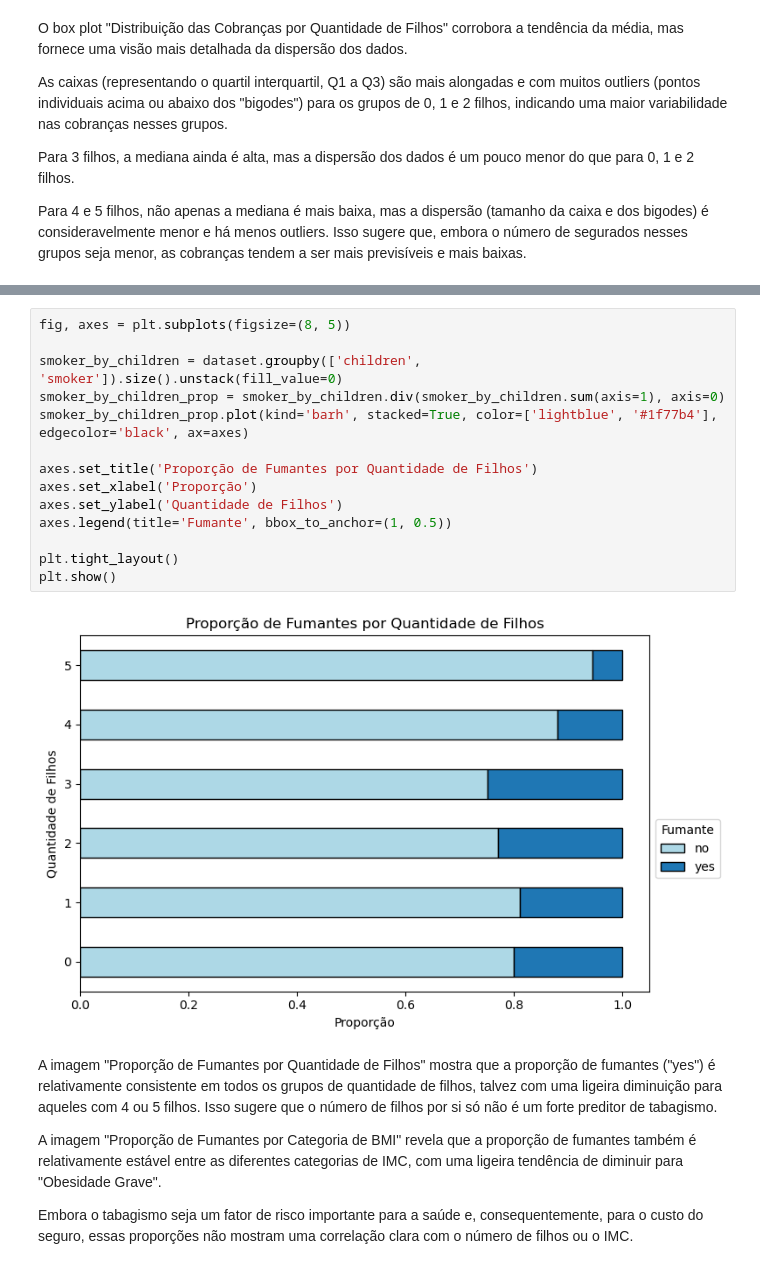
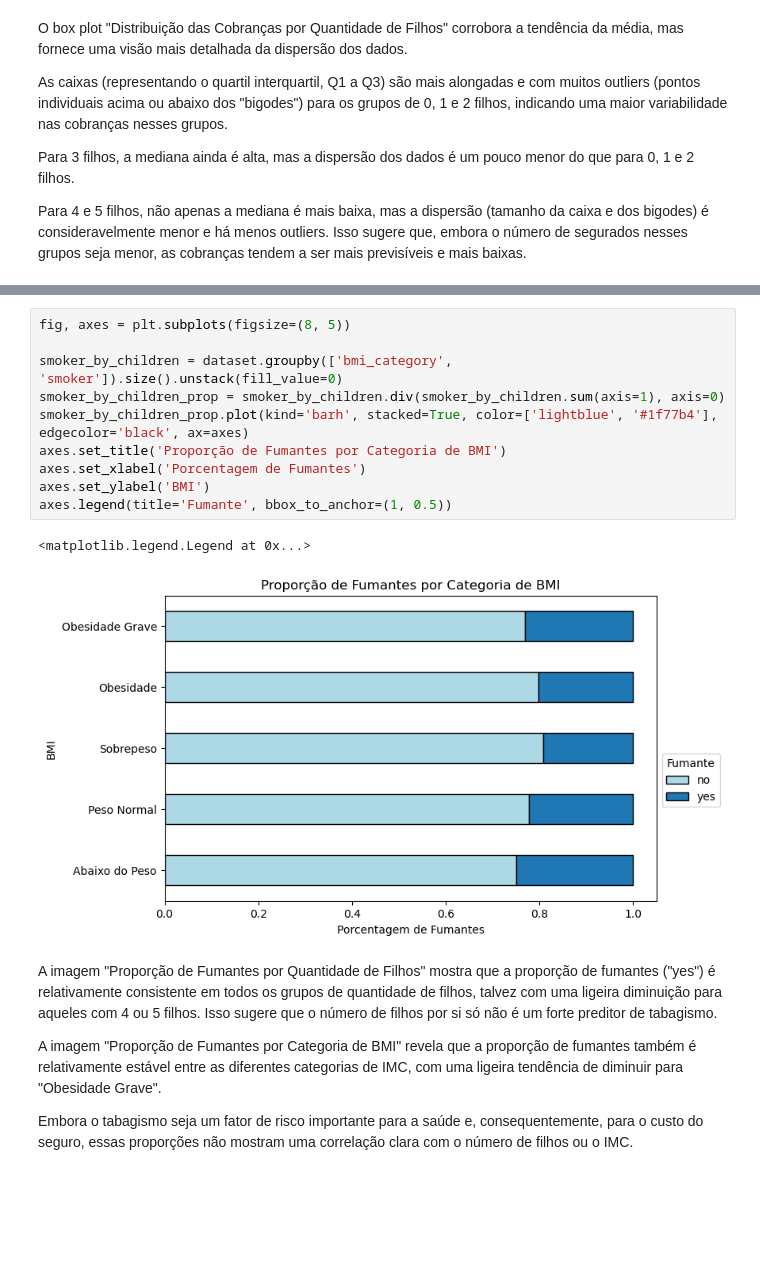
Before and after one commit to thiagofernandes101/ProjetosFiap, a Jupyter notebook: TechChallenge/Fase1/health_insurance/health_insurance.ipynb, the cells around one changed output, grey strips where cells are left out. Cells and saved outputs as stored; diff of their text form; blank space fills up the shorter version.

```diff
--- a/TechChallenge/Fase1/health_insurance/health_insurance.ipynb
+++ b/TechChallenge/Fase1/health_insurance/health_insurance.ipynb
@@ -354,19 +354,16 @@ axes.legend(title='Fumante', bbox_to_anchor=(1, 0.5))
-# %%
-fig, axes = plt.subplots(figsize=(8, 5))
-
-smoker_by_children = dataset.groupby(['children', 'smoker']).size().unstack(fill_value=0)
-smoker_by_children_prop = smoker_by_children.div(smoker_by_children.sum(axis=1), axis=0)
-smoker_by_children_prop.plot(kind='barh', stacked=True, color=['lightblue', '#1f77b4'], edgecolor='black', ax=axes)
-
-axes.set_title('Proporção de Fumantes por Quantidade de Filhos')
-axes.set_xlabel('Proporção')
-axes.set_ylabel('Quantidade de Filhos')
-axes.legend(title='Fumante', bbox_to_anchor=(1, 0.5))
-
-plt.tight_layout()
-plt.show()
-# %% [output]
-[figure, removed]
+# %%
+fig, axes = plt.subplots(figsize=(8, 5))
+
+smoker_by_children = dataset.groupby(['bmi_category', 'smoker']).size().unstack(fill_value=0)
+smoker_by_children_prop = smoker_by_children.div(smoker_by_children.sum(axis=1), axis=0)
+smoker_by_children_prop.plot(kind='barh', stacked=True, color=['lightblue', '#1f77b4'], edgecolor='black', ax=axes)
+axes.set_title('Proporção de Fumantes por Categoria de BMI')
+axes.set_xlabel('Porcentagem de Fumantes')
+axes.set_ylabel('BMI')
+axes.legend(title='Fumante', bbox_to_anchor=(1, 0.5))
+# %% [output]
+<matplotlib.legend.Legend at 0x...>
+[figure, added]
 # %% [markdown]
 A imagem "Proporção de Fumantes por Quantidade de Filhos" mostra que a proporção de fumantes ("yes") é relativamente consistente em todos os grupos de quantidade de filhos, talvez com uma ligeira diminuição para aqueles com 4 ou 5 filhos. Isso sugere que o número de filhos por si só não é um forte preditor de tabagismo.
 
```
Also changed, not shown: parts of 1 cell of this notebook.
